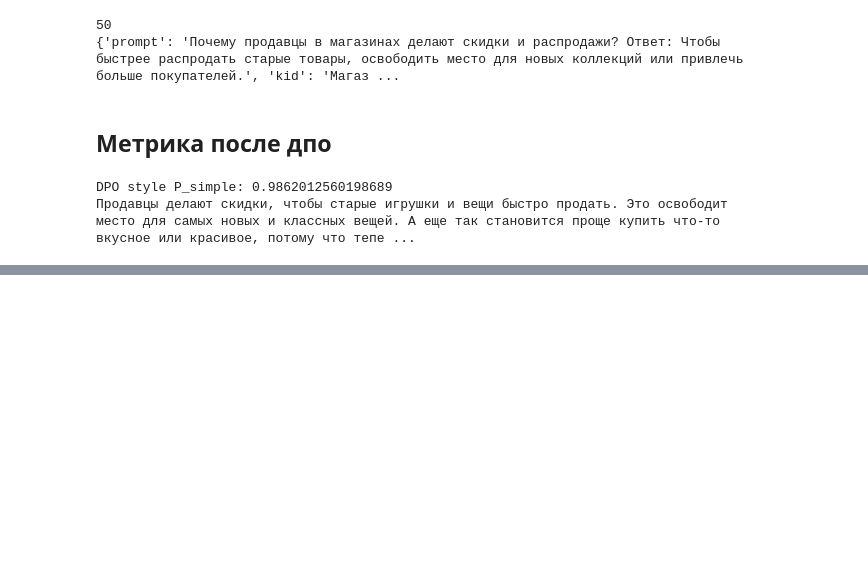
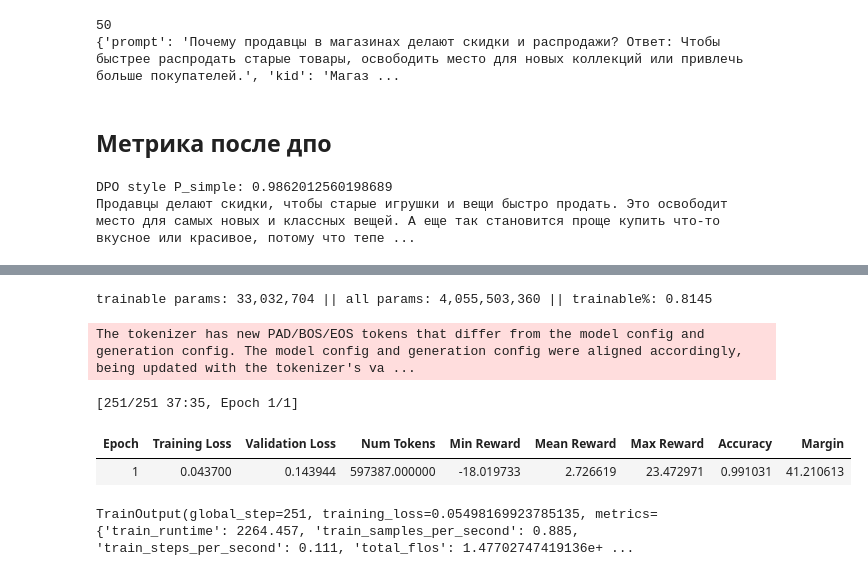
Before and after one commit to Lambdaderta/cu-red-stepa-ai, a Jupyter notebook: cu_red_task.ipynb, the cells around one changed output, grey strips where cells are left out. Cells and saved outputs as stored; diff of their text form; code cells hidden in the pictures; blank space fills up the shorter version.

```diff
--- a/cu_red_task.ipynb
+++ b/cu_red_task.ipynb
@@ -464,0 +582,36 @@ DPO style P_simple: 0.9862012560198689
+# %%
+from peft import (
+    LoraConfig,
+    TaskType,
+    get_peft_model,
+    prepare_model_for_kbit_training,
+)
+
+rm_model = prepare_model_for_kbit_training(rm_model)
+
+rm_lora_config = LoraConfig(
+    r=16,
+    lora_alpha=32,
+    lora_dropout=0.05,
+    bias="none",
+    task_type=TaskType.SEQ_CLS,
+    target_modules=[
+        "q_proj",
+        "k_proj",
+        "v_proj",
+        "o_proj",
+        "gate_proj",
+        "up_proj",
+        "down_proj",
+    ],
+    modules_to_save=["score"],
+)
+
+rm_model = get_peft_model(
+    rm_model,
+    rm_lora_config,
+)
+
+rm_model.print_trainable_parameters()
+# %% [output]
+trainable params: 33,032,704 || all params: 4,055,503,360 || trainable%: 0.8145
@@ -464,0 +659,16 @@ DPO style P_simple: 0.9862012560198689
+# %%
+rm_trainer = RewardTrainer(
+    model=rm_model,
+    args=rm_args,
+    train_dataset=rm_train,
+    eval_dataset=rm_val,
+    processing_class=tokenizer,
+)
+# %%
+rm_trainer.train()
+# %% [output]
+The tokenizer has new PAD/BOS/EOS tokens that differ from the model config and generation config. The model config and generation config were aligned accordingly, being updated with the tokenizer's va ...
+[251/251 37:35, Epoch 1/1]
+| Epoch | Training Loss | Validation Loss | Num Tokens | Min Reward | Mean Reward | Max Reward | Accuracy | Margin |
+| 1 | 0.043700 | 0.143944 | 597387.000000 | -18.019733 | 2.726619 | 23.472971 | 0.991031 | 41.210613 |
+TrainOutput(global_step=251, training_loss=0.05498169923785135, metrics={'train_runtime': 2264.457, 'train_samples_per_second': 0.885, 'train_steps_per_second': 0.111, 'total_flos': 1.47702747419136e+ ...
```
Also changed, not shown: parts of 21 cells of this notebook.
